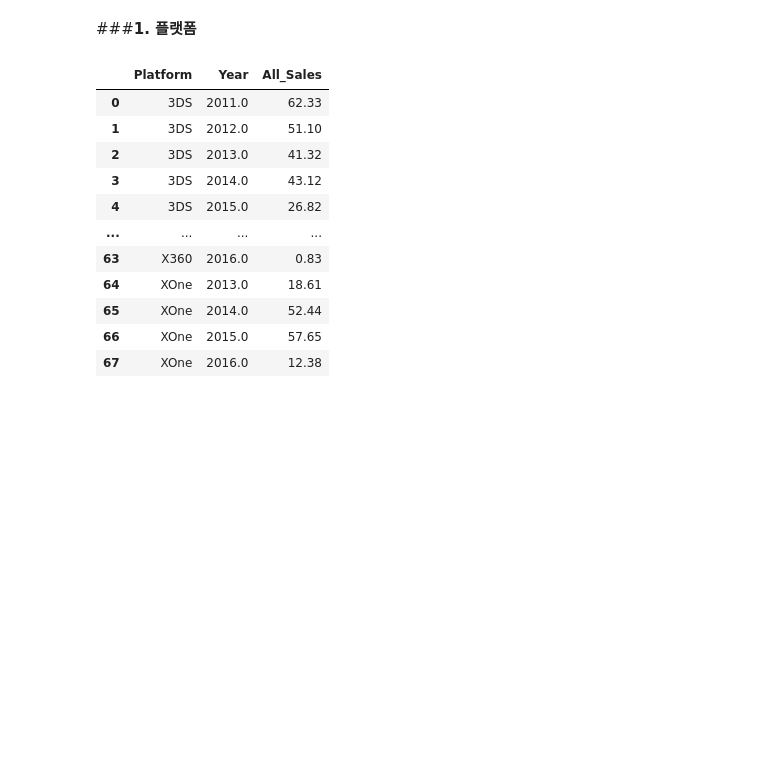
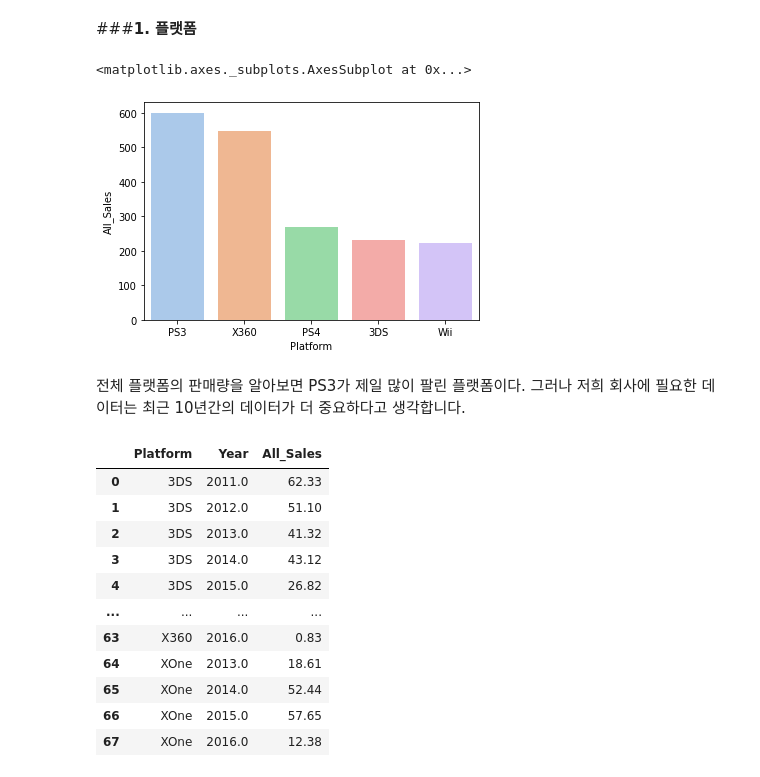
Before and after one commit to okok7272/CodeStatesProject, a Jupyter notebook: Section1/Project1_game_trends.ipynb, the cells around one changed output. Drawn from its saved outputs; the diff is of its cells as text; code cells hidden in the pictures; blank space fills up the shorter version.

```diff
--- a/Section1/Project1_game_trends.ipynb
+++ b/Section1/Project1_game_trends.ipynb
@@ -841,6 +920,15 @@ new_game = new_game[year_condition]
 new_game['All_Sales']= new_game['NA_Sales']+new_game['EU_Sales']+new_game['JP_Sales']+new_game['Other_Sales']
 # %% [markdown]
 ###**1. 플랫폼**
+# %%
+new_game_platform1 = new_game.groupby(by=['Platform'],as_index=False)['All_Sales'].sum()
+ngame_pl =new_game_platform1.sort_values(by=['All_Sales'], ascending=False).head(5)
+sns.barplot(x='Platform',y='All_Sales',data=ngame_pl,ci=False, palette='pastel')
+# %% [output]
+<matplotlib.axes._subplots.AxesSubplot at 0x...>
+[figure, added]
+# %% [markdown]
+전체 플랫폼의 판매량을 알아보면 PS3가 제일 많이 팔린 플랫폼이다. 그러나 저희 회사에 필요한 데이터는 최근 10년간의 데이터가 더 중요하다고 생각합니다.
 # %%
 new_game_platform_all= new_game.groupby(by = ['Platform','Year'], as_index=False)['All_Sales'].sum()
 new_game_platform_all
```
Also changed, not shown: parts of 91 cells of this notebook.
